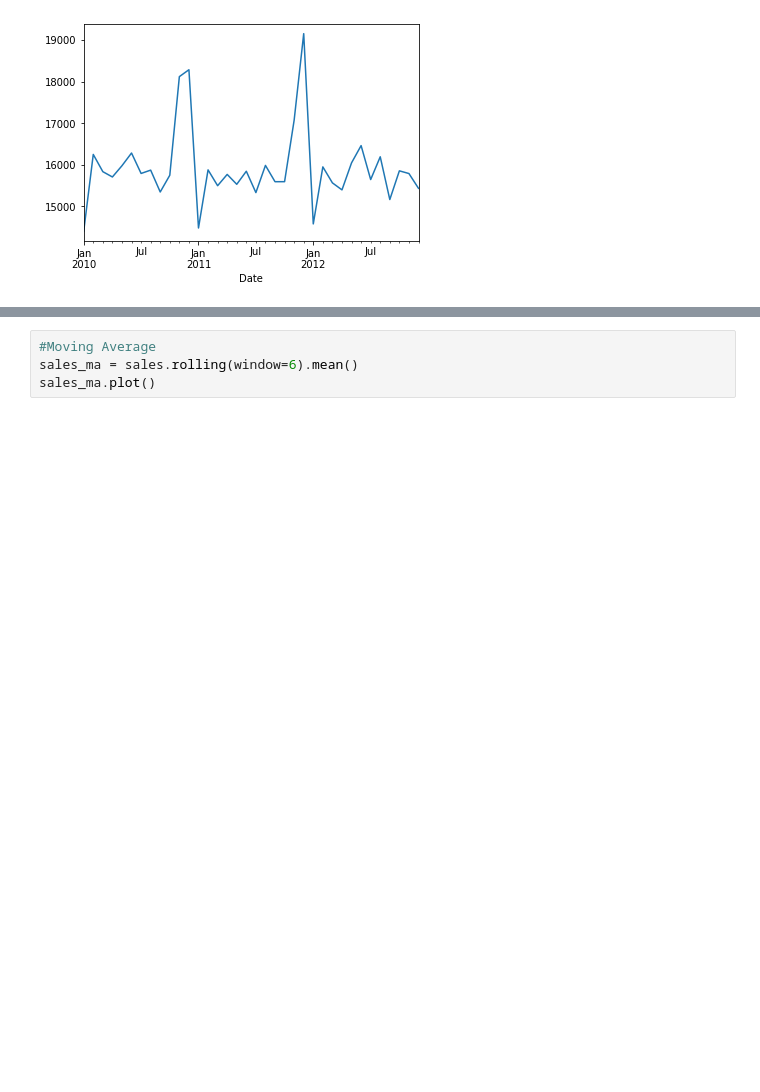
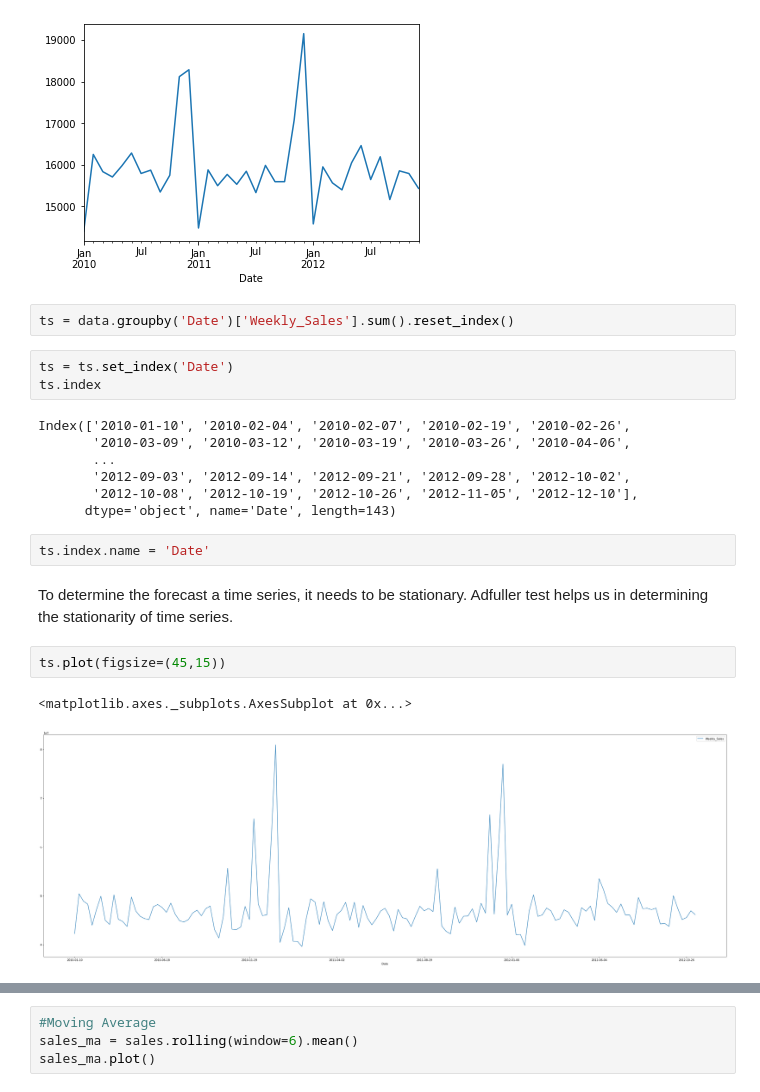
Before and after one commit to neelesh2k/Time-Series-Analysis-and-Forecasting, a Jupyter notebook: Time Series Analysis and Forecasting on Sales data.ipynb, the cells around one changed output, grey strips where cells are left out. Saved outputs shown, nothing was run; the diff lists cells and outputs as text; blank space fills up the shorter version.

```diff
--- a/Time Series Analysis and Forecasting on Sales data.ipynb
+++ b/Time Series Analysis and Forecasting on Sales data.ipynb
@@ -348,3 +360,24 @@ sales.plot()
 # %% [output]
 <matplotlib.axes._subplots.AxesSubplot at 0x...>
 [figure]
+# %%
+ts = data.groupby('Date')['Weekly_Sales'].sum().reset_index()
+# %%
+ts = ts.set_index('Date')
+ts.index
+# %% [output]
+Index(['2010-01-10', '2010-02-04', '2010-02-07', '2010-02-19', '2010-02-26',
+       '2010-03-09', '2010-03-12', '2010-03-19', '2010-03-26', '2010-04-06',
+       ...
+       '2012-09-03', '2012-09-14', '2012-09-21', '2012-09-28', '2012-10-02',
+       '2012-10-08', '2012-10-19', '2012-10-26', '2012-11-05', '2012-12-10'],
+      dtype='object', name='Date', length=143)
+# %%
+ts.index.name = 'Date'
+# %% [markdown]
+To determine the forecast a time series, it needs to be stationary. Adfuller test helps us in determining the stationarity of time series.
+# %%
+ts.plot(figsize=(45,15))
+# %% [output]
+<matplotlib.axes._subplots.AxesSubplot at 0x...>
+[figure, added]
```
Also changed, not shown: parts of 6 cells of this notebook.
